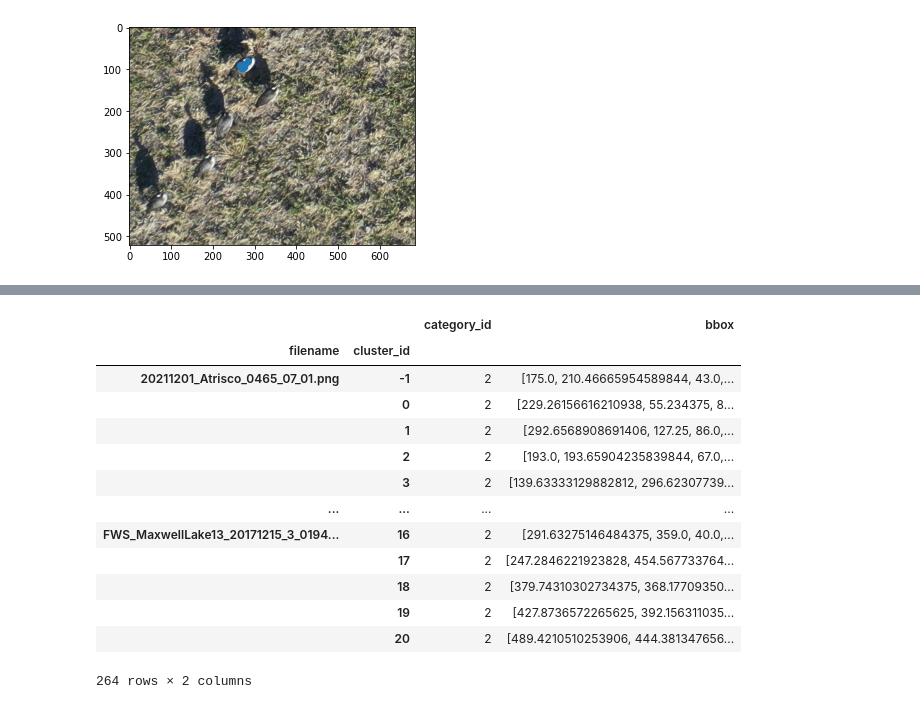
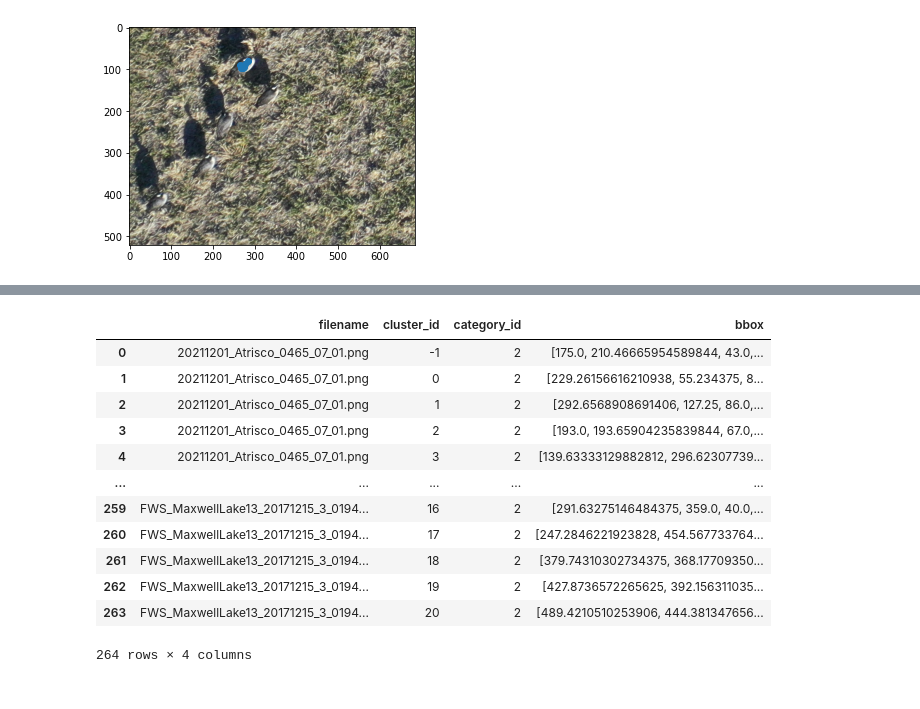
Before and after one commit to rowanoaktree/AggregationScripts, a Jupyter notebook: Scratch/Refinement.ipynb, the cells around one changed output, grey strips where cells are left out. Saved outputs shown, nothing was run; the diff lists cells and outputs as text; code cells hidden in the pictures.

Commit message:
refined products working!

```diff
--- a/Scratch/Refinement.ipynb
+++ b/Scratch/Refinement.ipynb
@@ -192,36 +170,34 @@ dtype: object
 # %%
 #REFINEMENT STEP: DUCK, GOOSE, CRANE
 
 #Dictionary of category values
 categories = {1: "Crane", 2: 'Goose', 3:'Duck'}
 
 #Derive refined products: median coordinates, and plurality vote class ID
 refined = test.groupby(['filename', 'cluster_id']).agg({'x':'median',
                          'y':'median',
                          'w':'median',
                          'h': 'median',
-                         'category_id': pd.Series.mode})
+                         'category_id': pd.Series.mode}).reset_index()
                          #'category_id': lambda x: scipy.stats.mode(x)})
-refined.reset_index("cluster_id")
 #Make median bounding box into its own column in list form
-refined['bbox']= refined.values.tolist()
+refined['bbox']= refined[['x','y','w','h']].values.tolist()
 #refined['category'] = refined["category_id"].map(categories)
 refined = refined.drop(columns=['x','y','w','h'])
 refined
 # %% [output]
-|  |  | category_id | bbox |
-| filename | cluster_id |  |  |
-| 20211201_Atrisco_0465_07_01.png | -1 | 2 | [175.0, 210.46665954589844, 43.0,... |
-|  | 0 | 2 | [229.26156616210938, 55.234375, 8... |
-|  | 1 | 2 | [292.6568908691406, 127.25, 86.0,... |
-|  | 2 | 2 | [193.0, 193.65904235839844, 67.0,... |
-|  | 3 | 2 | [139.63333129882812, 296.62307739... |
-| ... | ... | ... | ... |
-| FWS_MaxwellLake13_20171215_3_0194... | 16 | 2 | [291.63275146484375, 359.0, 40.0,... |
-|  | 17 | 2 | [247.2846221923828, 454.567733764... |
-|  | 18 | 2 | [379.74310302734375, 368.17709350... |
-|  | 19 | 2 | [427.8736572265625, 392.156311035... |
-|  | 20 | 2 | [489.4210510253906, 444.381347656... |
+|  | filename | cluster_id | category_id | bbox |
+| 0 | 20211201_Atrisco_0465_07_01.png | -1 | 2 | [175.0, 210.46665954589844, 43.0,... |
+| 1 | 20211201_Atrisco_0465_07_01.png | 0 | 2 | [229.26156616210938, 55.234375, 8... |
+| 2 | 20211201_Atrisco_0465_07_01.png | 1 | 2 | [292.6568908691406, 127.25, 86.0,... |
+| 3 | 20211201_Atrisco_0465_07_01.png | 2 | 2 | [193.0, 193.65904235839844, 67.0,... |
+| 4 | 20211201_Atrisco_0465_07_01.png | 3 | 2 | [139.63333129882812, 296.62307739... |
+| ... | ... | ... | ... | ... |
+| 259 | FWS_MaxwellLake13_20171215_3_0194... | 16 | 2 | [291.63275146484375, 359.0, 40.0,... |
+| 260 | FWS_MaxwellLake13_20171215_3_0194... | 17 | 2 | [247.2846221923828, 454.567733764... |
+| 261 | FWS_MaxwellLake13_20171215_3_0194... | 18 | 2 | [379.74310302734375, 368.17709350... |
+| 262 | FWS_MaxwellLake13_20171215_3_0194... | 19 | 2 | [427.8736572265625, 392.156311035... |
+| 263 | FWS_MaxwellLake13_20171215_3_0194... | 20 | 2 | [489.4210510253906, 444.381347656... |
-264 rows × 2 columns
+264 rows × 4 columns
 # %%
 #Checking that refined bounding boxes appear as expected
```
Also changed, not shown: parts of 5 cells of this notebook.
